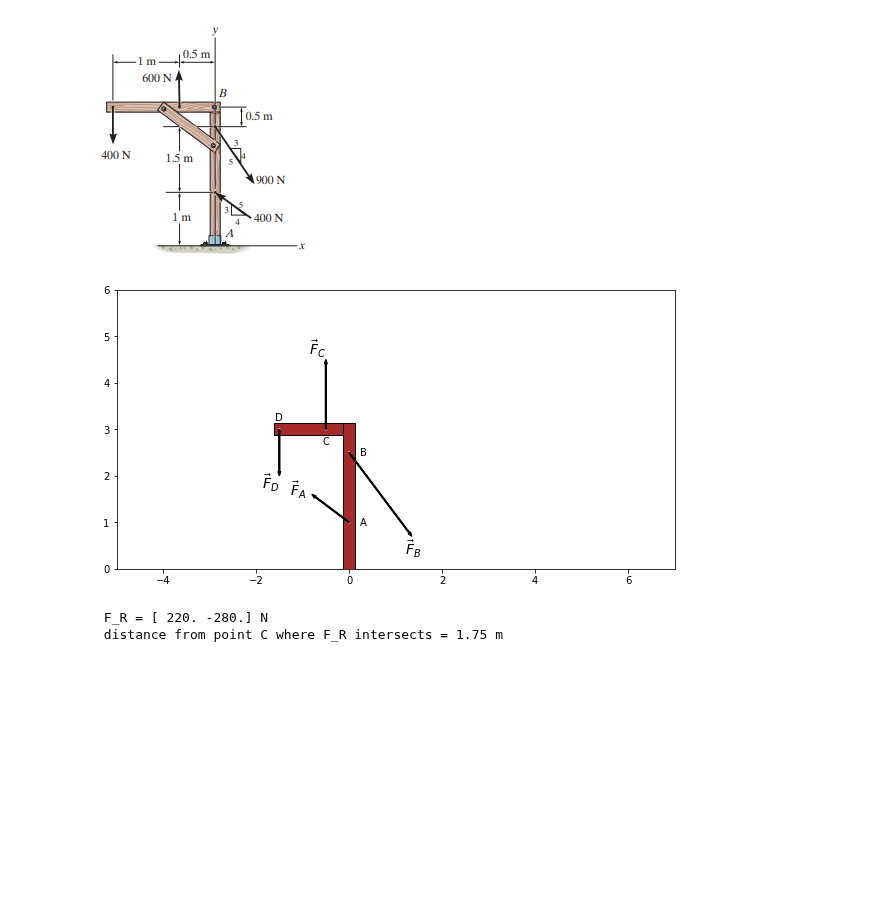
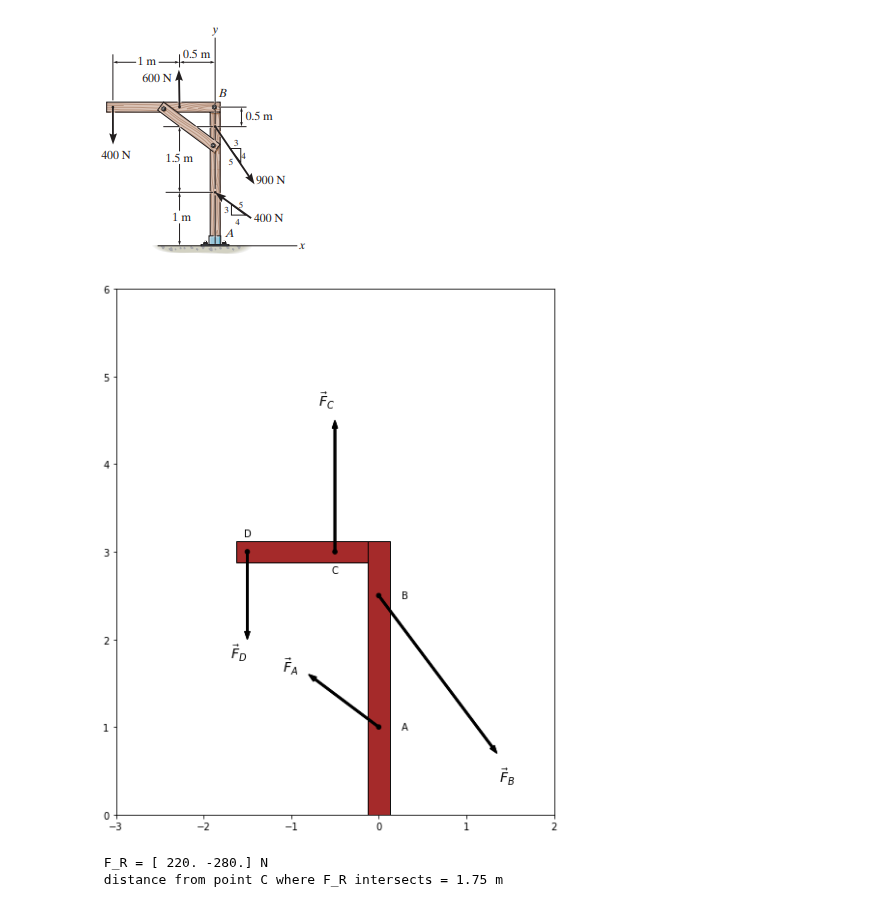
Before and after one commit to michaelhotchkiss/Statics, a Jupyter notebook: Chapter 4 - Force System Resultants.ipynb, the cells around one changed output. Cells and saved outputs as stored; diff of their text form; code cells hidden in the pictures; blank space fills up the shorter version.

Commit message:
diagrams

```diff
--- a/Chapter 4 - Force System Resultants.ipynb
+++ b/Chapter 4 - Force System Resultants.ipynb
@@ -220,7 +218,7 @@ point_labels = list(string.ascii_uppercase)[:4]
 point_positions = [(0,1),(0,2.5),(-.5,3),(-1.5,3)]
 point_orientation = ['right','right','bottom','top']
 for label,point,orientation in zip(point_labels,point_positions,point_orientation):
-    dot = Circle(point, radius=0.015, fill=True, color='black')
+    dot = Circle(point, radius=0.025, fill=True, color='black')
     axes.add_patch(dot)
     if orientation=='top':
         plt.text(point[0],point[1] + .15,label,va='bottom',ha='center')
@@ -231,36 +229,35 @@ for label,point,orientation in zip(point_labels,point_positions,point_orientatio
     elif orientation=='right':
         plt.text(point[0] + 0.3 * 1,point[1],label,va='center',ha='center')
     else:
         plt.text(point[0],point[1],label,va='center',ha='center')
 vectors = {
     'F_{A}': {'origin': point_positions[0], 'vector': np.array([-4/5 * 1,3/5 * 1])},
     'F_{B}': {'origin': point_positions[1], 'vector': np.array([3/5 * 9/4,-4/5 * 9/4])},
     'F_{C}': {'origin': point_positions[2], 'vector': np.array([0,3/2])},
     'F_{D}': {'origin': point_positions[3], 'vector': np.array([0,-1])},
 }
 
 
-axes.set_xlim([-5 , 7])
+axes.set_xlim([-3 , 2])
 axes.set_ylim([0 ,6])
 
 for label, vector_dictionary in vectors.items():
     origin = vector_dictionary['origin']
     vector = vector_dictionary['vector']
     vector_arrow = FancyArrow(origin[0], origin[1], vector[0], vector[1],
     width=.02,length_includes_head=True, color='k')
     axes.text(origin[0] + vector[0] * 1.15,
                origin[1] + vector[1] * 1.15,
                r'$\vec{'+label[0]+r'}' + label[1:] + r'$', color='k', fontsize=14,
                va='center',ha='right'
                                )
     axes.add_patch(vector_arrow)
 
-    axes.add_patch(vector_arrow)
 axes.set_aspect('equal')
 #axes.axis('off')
 plt.show()
 # %% [output]
-[figure, old version]
+[figure, new version]
 # %%
 magnitudes = np.array([400,900,600,400])
 distances_x = np.array([1.5,1.5,1,0])
```
Also changed, not shown: parts of 1 cell of this notebook, 3 other files.
